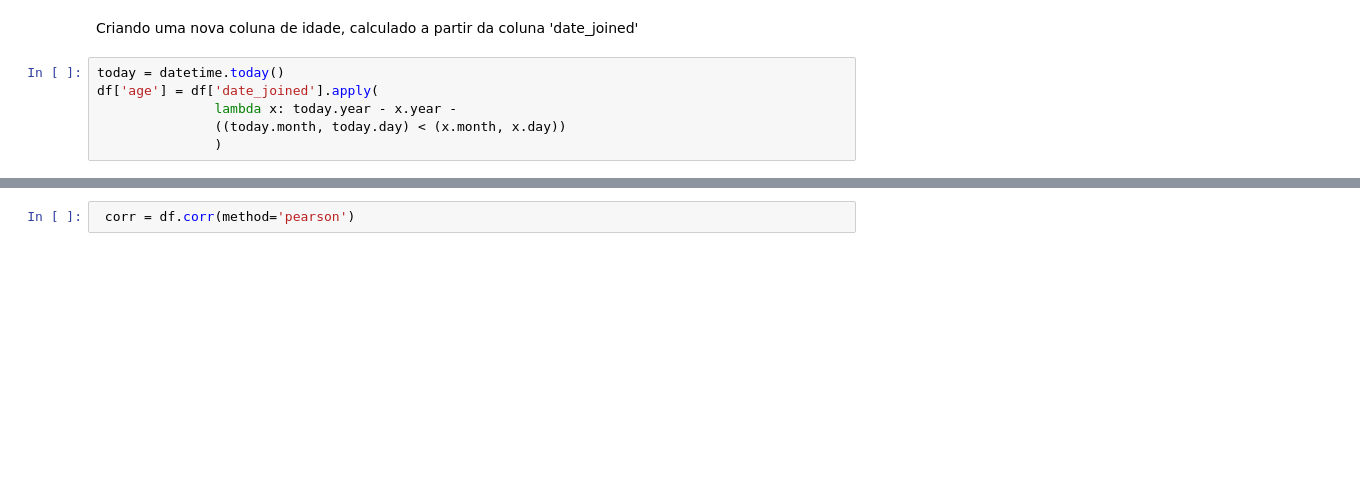
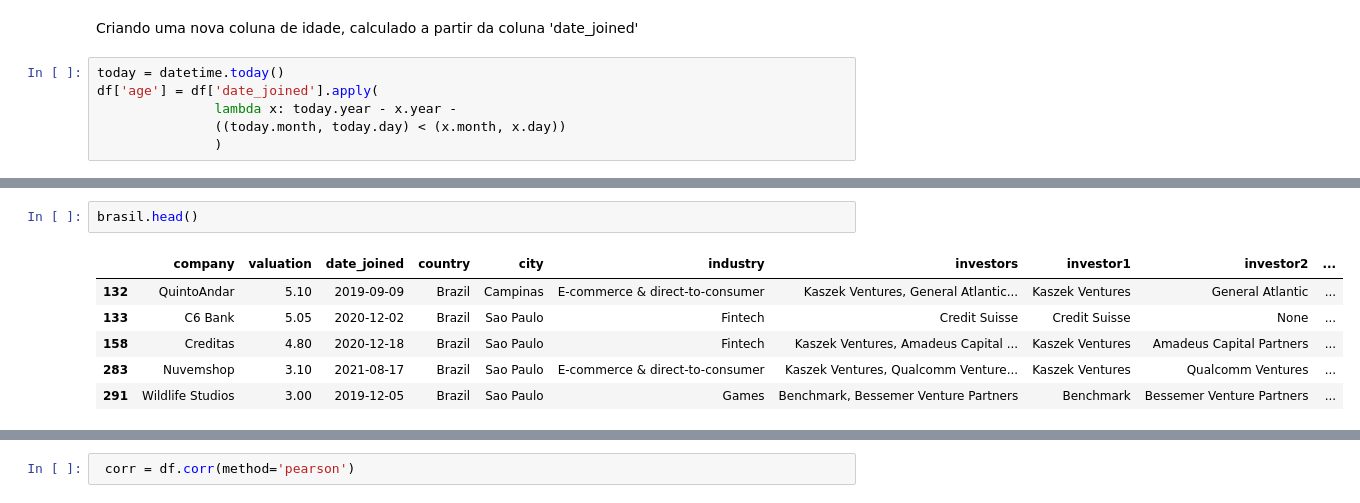
Before and after one commit to ClaudioJuniior/ClaudioJuniior, a Jupyter notebook: StartUps_project.ipynb, the cells around one changed output, grey strips where cells are left out. Saved outputs shown, nothing was run; the diff lists cells and outputs as text; blank space fills up the shorter version.

```diff
--- a/StartUps_project.ipynb
+++ b/StartUps_project.ipynb
@@ -449,3 +464,12 @@ df['age'] = df['date_joined'].apply(
+# %%
+brasil.head()
+# %% [output]
+|  | company | valuation | date_joined | country | city | industry | investors | investor1 | investor2 | ... |
+| 132 | QuintoAndar | 5.10 | 2019-09-09 | Brazil | Campinas | E-commerce & direct-to-consumer | Kaszek Ventures, General Atlantic... | Kaszek Ventures | General Atlantic | ... |
+| 133 | C6 Bank | 5.05 | 2020-12-02 | Brazil | Sao Paulo | Fintech | Credit Suisse | Credit Suisse | None | ... |
+| 158 | Creditas | 4.80 | 2020-12-18 | Brazil | Sao Paulo | Fintech | Kaszek Ventures, Amadeus Capital ... | Kaszek Ventures | Amadeus Capital Partners | ... |
+| 283 | Nuvemshop | 3.10 | 2021-08-17 | Brazil | Sao Paulo | E-commerce & direct-to-consumer | Kaszek Ventures, Qualcomm Venture... | Kaszek Ventures | Qualcomm Ventures | ... |
+| 291 | Wildlife Studios | 3.00 | 2019-12-05 | Brazil | Sao Paulo | Games | Benchmark, Bessemer Venture Partners | Benchmark | Bessemer Venture Partners | ... |
 # %%
 df.head()
 # %% [output]
```
Also changed, not shown: parts of 36 cells of this notebook.
